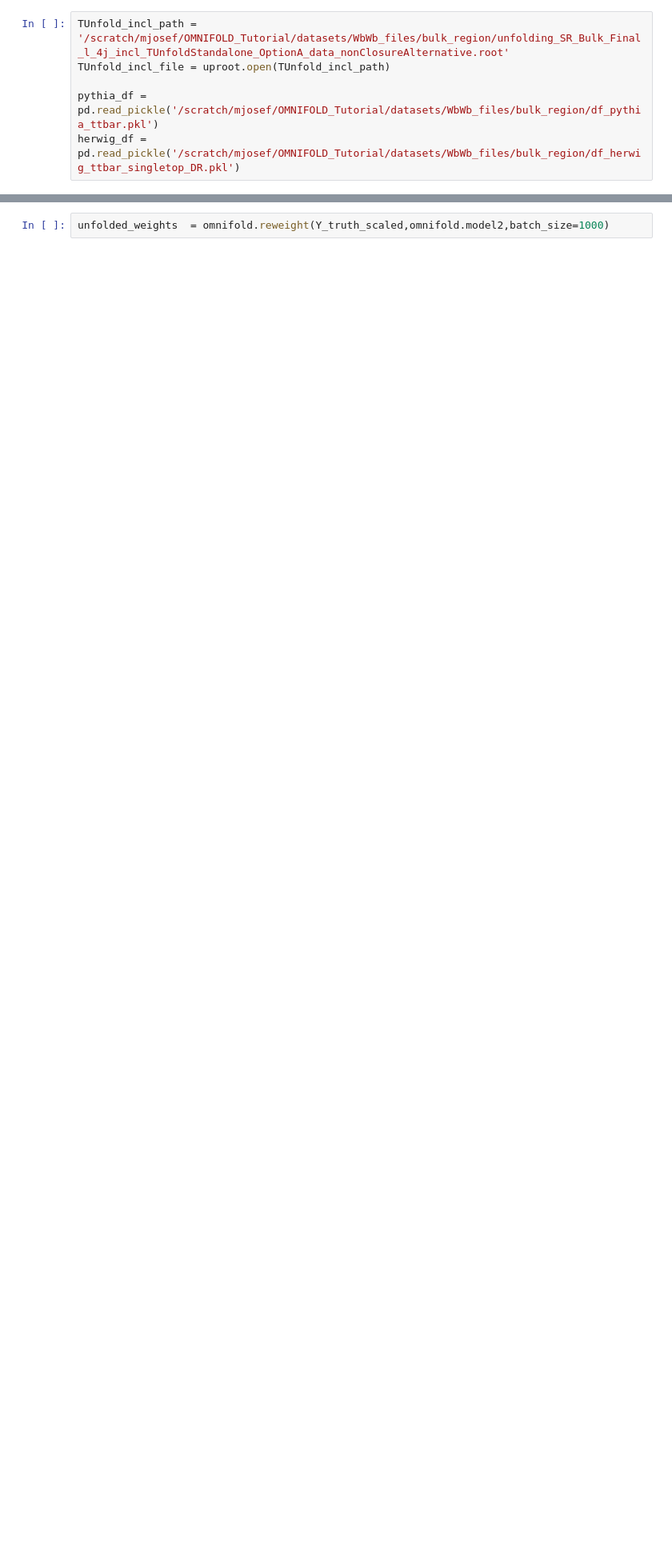
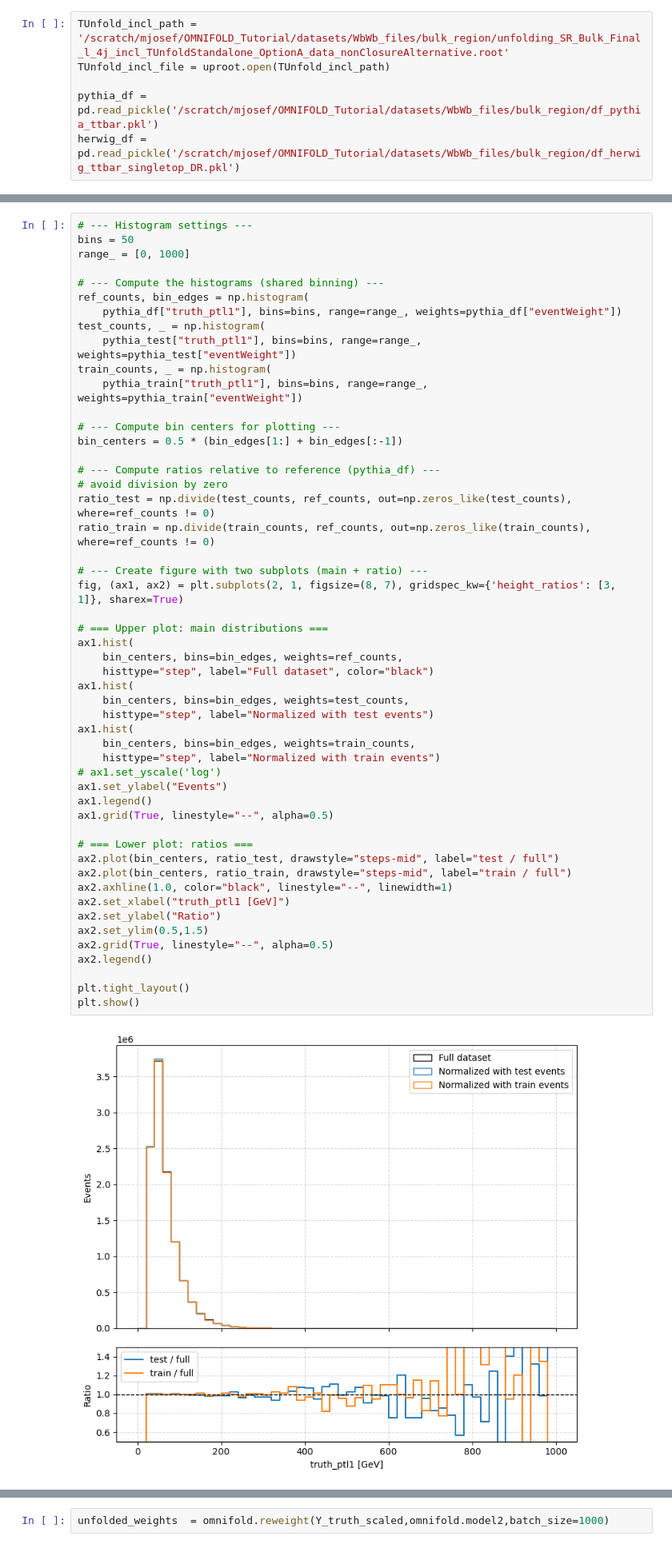
Before and after one commit to josefmurnauer/omnifold, a Jupyter notebook: closure-ttbarvsWWbb.ipynb, the cells around one changed output, grey strips where cells are left out. Shown at 80% size. Cells and saved outputs as stored; diff of their text form; blank space fills up the shorter version.

```diff
--- a/closure-ttbarvsWWbb.ipynb
+++ b/closure-ttbarvsWWbb.ipynb
@@ -171,0 +123,53 @@ herwig_pass_gen_test = herwig_pass_gen[random_indices_herwig_2]
+# %%
+# --- Histogram settings ---
+bins = 50
+range_ = [0, 1000]
+
+# --- Compute the histograms (shared binning) ---
+ref_counts, bin_edges = np.histogram(
+    pythia_df["truth_ptl1"], bins=bins, range=range_, weights=pythia_df["eventWeight"])
+test_counts, _ = np.histogram(
+    pythia_test["truth_ptl1"], bins=bins, range=range_, weights=pythia_test["eventWeight"])
+train_counts, _ = np.histogram(
+    pythia_train["truth_ptl1"], bins=bins, range=range_, weights=pythia_train["eventWeight"])
+
+# --- Compute bin centers for plotting ---
+bin_centers = 0.5 * (bin_edges[1:] + bin_edges[:-1])
+
+# --- Compute ratios relative to reference (pythia_df) ---
+# avoid division by zero
+ratio_test = np.divide(test_counts, ref_counts, out=np.zeros_like(test_counts), where=ref_counts != 0)
+ratio_train = np.divide(train_counts, ref_counts, out=np.zeros_like(train_counts), where=ref_counts != 0)
+
+# --- Create figure with two subplots (main + ratio) ---
+fig, (ax1, ax2) = plt.subplots(2, 1, figsize=(8, 7), gridspec_kw={'height_ratios': [3, 1]}, sharex=True)
+
+# === Upper plot: main distributions ===
+ax1.hist(
+    bin_centers, bins=bin_edges, weights=ref_counts,
+    histtype="step", label="Full dataset", color="black")
+ax1.hist(
+    bin_centers, bins=bin_edges, weights=test_counts,
+    histtype="step", label="Normalized with test events")
+ax1.hist(
+    bin_centers, bins=bin_edges, weights=train_counts,
+    histtype="step", label="Normalized with train events")
+# ax1.set_yscale('log')
+ax1.set_ylabel("Events")
+ax1.legend()
+ax1.grid(True, linestyle="--", alpha=0.5)
+
+# === Lower plot: ratios ===
+ax2.plot(bin_centers, ratio_test, drawstyle="steps-mid", label="test / full")
+ax2.plot(bin_centers, ratio_train, drawstyle="steps-mid", label="train / full")
+ax2.axhline(1.0, color="black", linestyle="--", linewidth=1)
+ax2.set_xlabel("truth_ptl1 [GeV]")
+ax2.set_ylabel("Ratio")
+ax2.set_ylim(0.5,1.5)
+ax2.grid(True, linestyle="--", alpha=0.5)
+ax2.legend()
+
+plt.tight_layout()
+plt.show()
+# %% [output]
+[figure, added]
```
Also changed, not shown: parts of 22 cells of this notebook, 1 other file.
